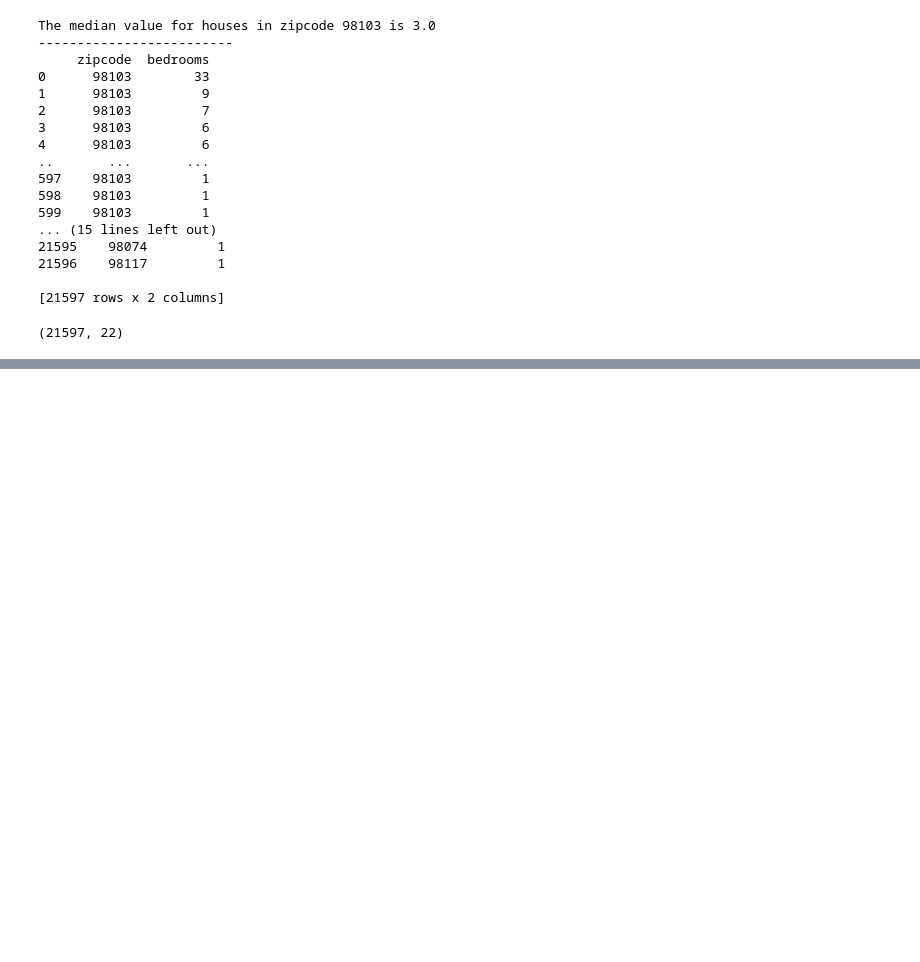
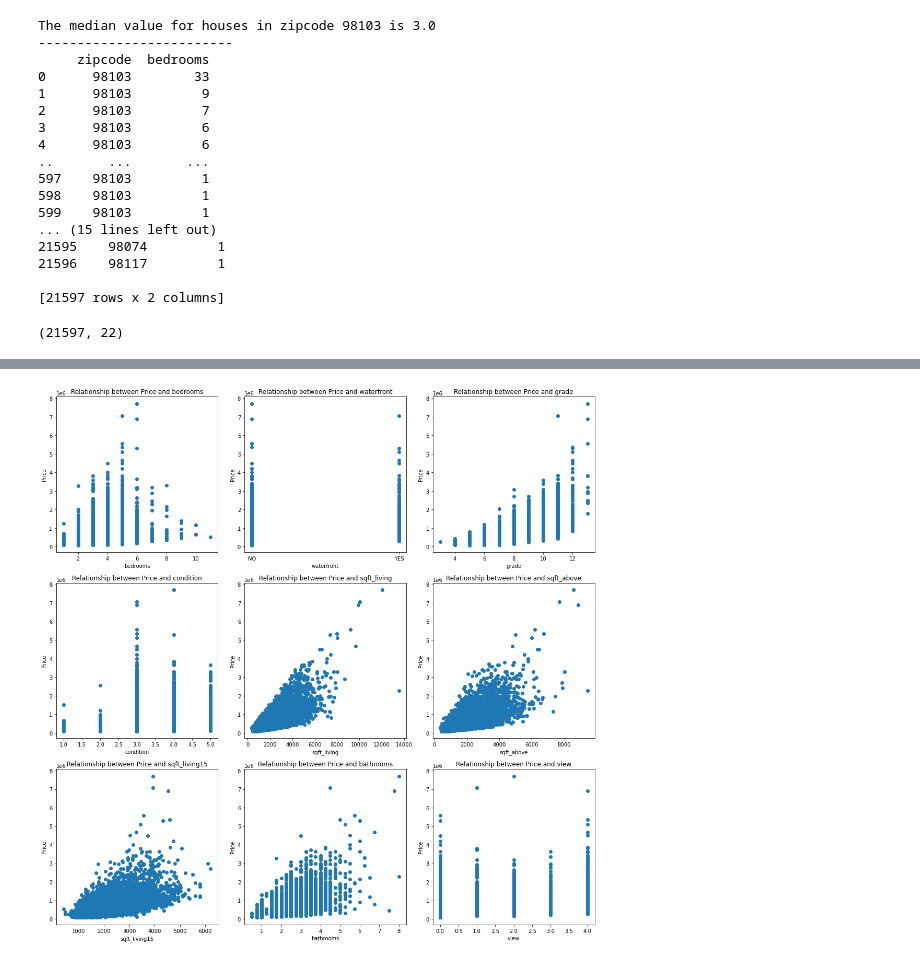
Before and after one commit to Bennie-Kibet/Phase-2-project, a Jupyter notebook: index.ipynb, the cells around one changed output, grey strips where cells are left out. Cells and saved outputs as stored; diff of their text form; code cells hidden in the pictures; blank space fills up the shorter version.

```diff
--- a/index.ipynb
+++ b/index.ipynb
@@ -577,0 +584,22 @@ The median value for houses in zipcode 98103 is 3.0
+# %%
+# Examine the relationships between 'price' and several independent variables through scatter plots
+variables = ['bedrooms', 'waterfront', 'grade', 'condition', 'sqft_living', 'sqft_above', 'sqft_living15', 'bathrooms', 'view']
+num_rows = math.ceil(len(variables) / 3)  # Calculate the number of rows for the subplots
+
+# Set up a grid of subplots for visualizing relationships
+fig, axes = plt.subplots(num_rows, 3, figsize=(15, num_rows * 5))
+
+# Plot scatter plots to explore how each independent variable affects 'price'
+for i, var in enumerate(variables):
+    row = i // 3  # Compute the row index
+    col = i % 3   # Compute the column index
+    axes[row, col].scatter(df[var], df['price'])
+    axes[row, col].set_xlabel(var)  # X-axis label
+    axes[row, col].set_ylabel('Price')  # Y-axis label
+    axes[row, col].set_title(f'Relationship between Price and {var}')  # Plot title
+
+# Adjust layout to avoid overlap of subplots
+plt.tight_layout()
+plt.show()
+# %% [output]
+[figure, added]
```
Also changed, not shown: parts of 6 cells of this notebook.
